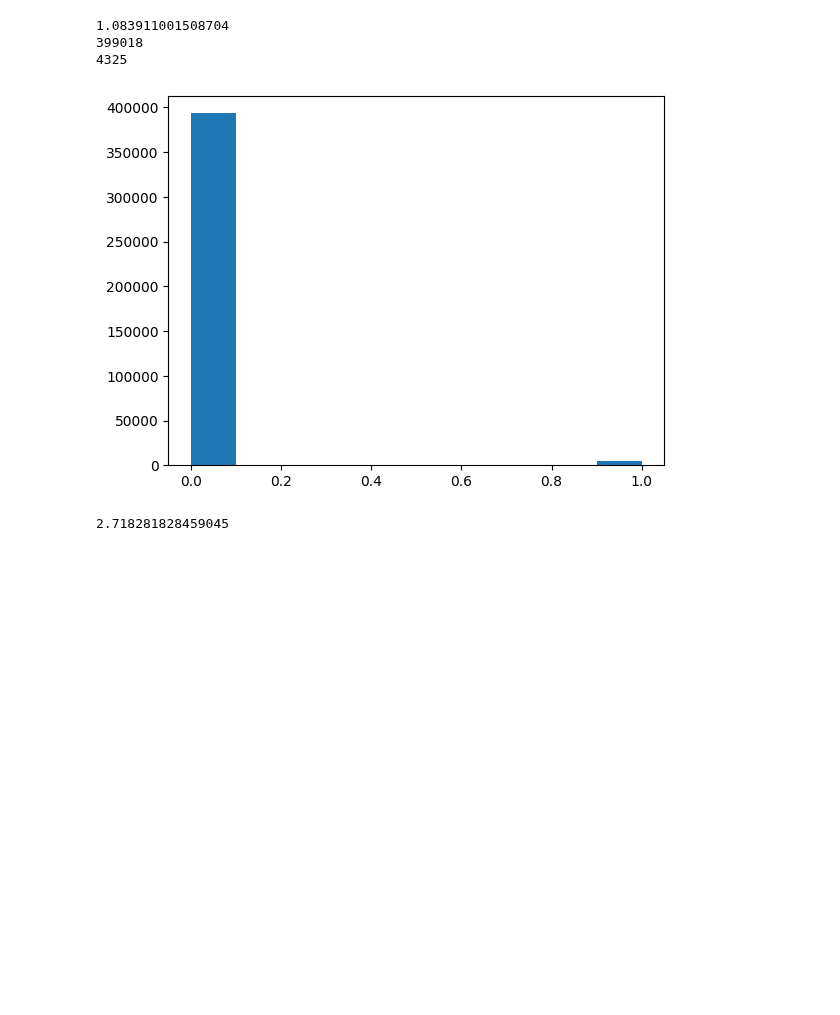
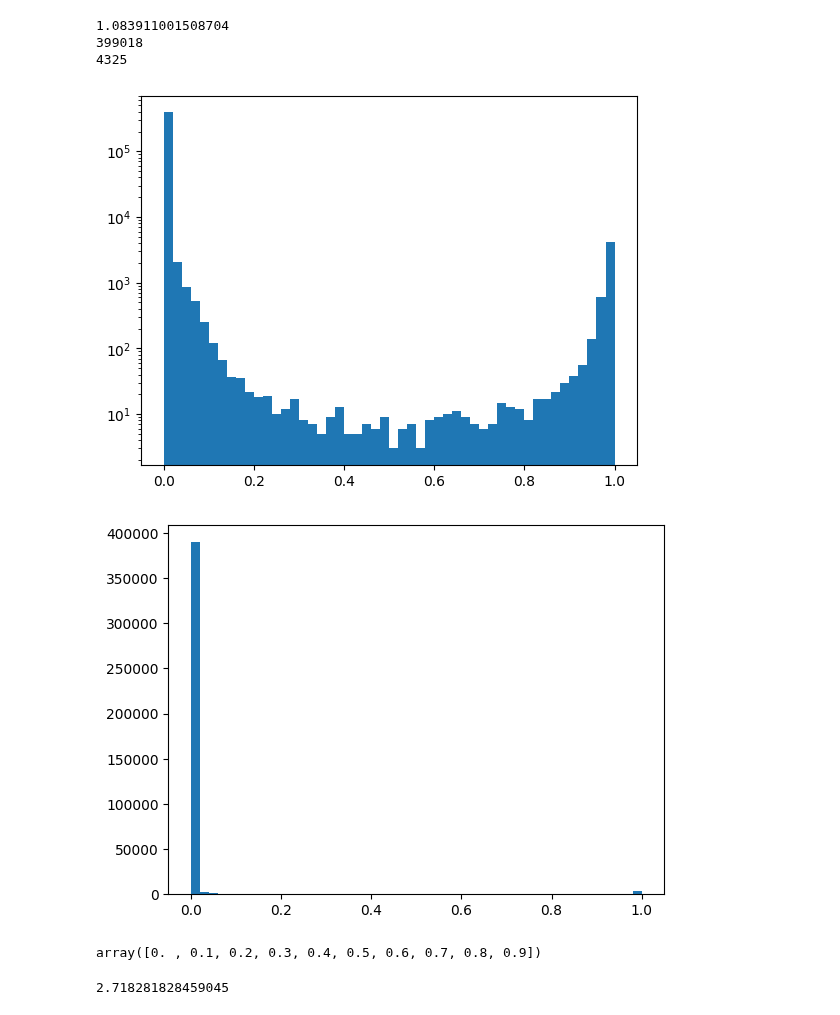
Before and after one commit to Lundsfryd/Bachelor_project, a Jupyter notebook: bachelor_testing.ipynb, the cells around one changed output. Cells and saved outputs as stored; diff of their text form; code cells hidden in the pictures; blank space fills up the shorter version.

```diff
--- a/bachelor_testing.ipynb
+++ b/bachelor_testing.ipynb
@@ -83,7 +83,7 @@ final_data.to_csv("/work/MarkusLundsfrydJensen#1865/Bachelor_project/final_annot
 final_data = pd.read_csv("/work/MarkusLundsfrydJensen#1865/Bachelor_project/final_annotation_Data_with_blame_04_10.csv")
 # %%
 
-final_data.pop('Unnamed: 0')
+#final_data.pop('Unnamed: 0')
 final_data.head()
 # %% [output]
 |  | date | agenda | speechnumber | speaker | party | party.facts.id | chair | terms | text | ... |
@@ -325,12 +344,21 @@ for i in range(len(final_data)):
 # %%
 import matplotlib.pyplot as plt
 import numpy as np
 
 plt.figure()
-plt.hist(all_blame_scores, bins)
+plt.hist(all_blame_scores, log = True, bins = 50)
 plt.show()
+
+plt.figure()
+plt.hist(all_blame_scores, bins = 50)
+plt.show()
 # %% [output]
-[figure, old version]
+[figure, new version]
+[figure, added]
+# %%
+np.arange(0,1,0.1)
+# %% [output]
+array([0. , 0.1, 0.2, 0.3, 0.4, 0.5, 0.6, 0.7, 0.8, 0.9])
 # %%
 import math
 
```
Also changed, not shown: parts of 6 cells of this notebook, 30 other files.
